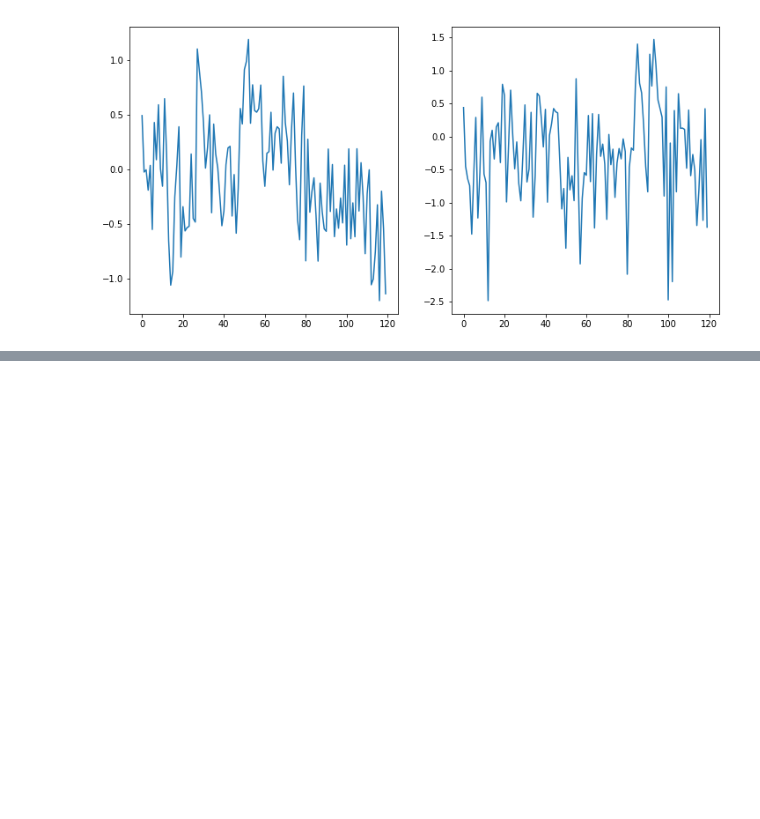
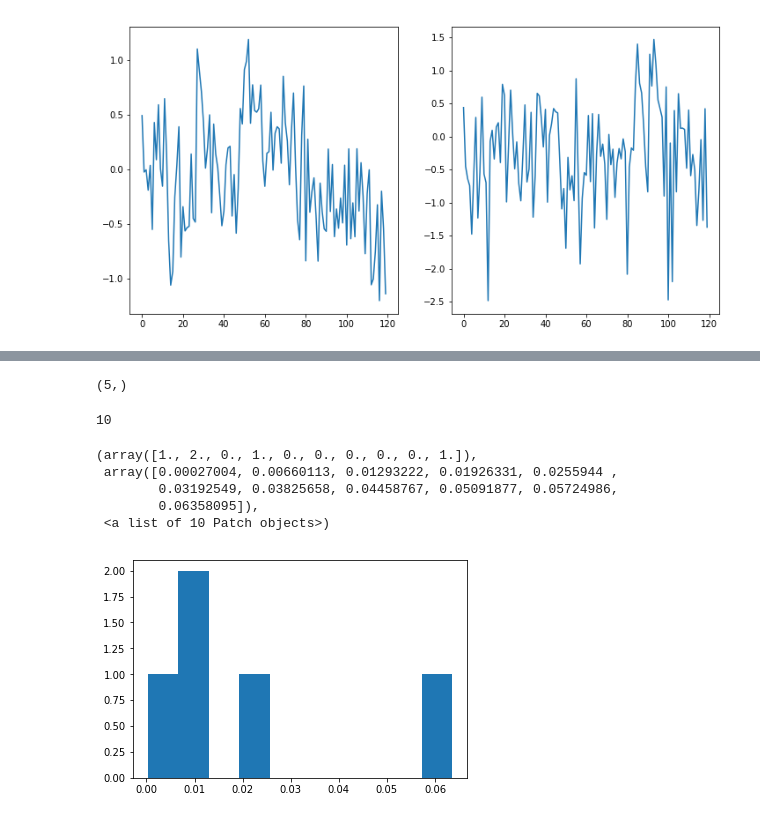
Before and after one commit to dawnfinzi/CS431, a Jupyter notebook: fit_V4.ipynb, the cells around one changed output, grey strips where cells are left out. Cells and saved outputs as stored; diff of their text form; code cells hidden in the pictures; blank space fills up the shorter version.

Commit message:
more failed regression attempts

```diff
--- a/fit_V4.ipynb
+++ b/fit_V4.ipynb
@@ -299,0 +485,8 @@ array([0., 0., 0., 0., 0., 0., 0., 0., 0., 0.])
+# %%
+## let's subsample the features - should speed things up/maybe help with overfitting?
+n = train_feats.shape[1]
+perm = rng.permutation(n)
+#let's just keep 10000
+keep_inds = perm[: 10000]
+train_feats_sub = train_feats[:, keep_inds]
+val_feats_sub = val_feats[:, keep_inds]
@@ -299,0 +550,42 @@ array([0., 0., 0., 0., 0., 0., 0., 0., 0., 0.])
+# %%
+#is this consistently the same voxels that are fit well?
+best_vox_inds = np.where(test_rsquared > .01)
+# %%
+best_vox_inds[0].shape
+# %% [output]
+(5,)
+# %%
+vox = best_vox_inds[0][idx]
+vox
+# %% [output]
+10
+# %%
+#check validation but only for these A+ voxels
+
+vox_to_check = 5
+
+best_rs = np.zeros(vox_to_check)
+best_pred_val = np.zeros([120,vox_to_check])
+best_train_val = np.zeros([1750,vox_to_check])
+
+for idx in range(vox_to_check):
+
+    vox = best_vox_inds[0][idx]
+
+    clf = RidgeCV(alphas=[1e-4, 1e-3, 1e-2, 1e-1, 1])
+    clf.fit(train_feats_sub, S1_V4_train[:,vox])
+
+    best_train_val[:,idx] = clf.predict(train_feats_sub)
+    best_pred_val[:,idx] = clf.predict(val_feats_sub)
+    results = evaluate_regression_results(best_pred_val[:,idx],S1_V4_test[:,vox])
+
+    best_rs[idx] = results['rsquared']
+# %%
+plt.hist(best_rs)
+# %% [output]
+(array([1., 2., 0., 1., 0., 0., 0., 0., 0., 1.]),
+ array([0.00027004, 0.00660113, 0.01293222, 0.01926331, 0.0255944 ,
+        0.03192549, 0.03825658, 0.04458767, 0.05091877, 0.05724986,
+        0.06358095]),
+ <a list of 10 Patch objects>)
+[figure, added]
```
Also changed, not shown: parts of 28 cells of this notebook.
